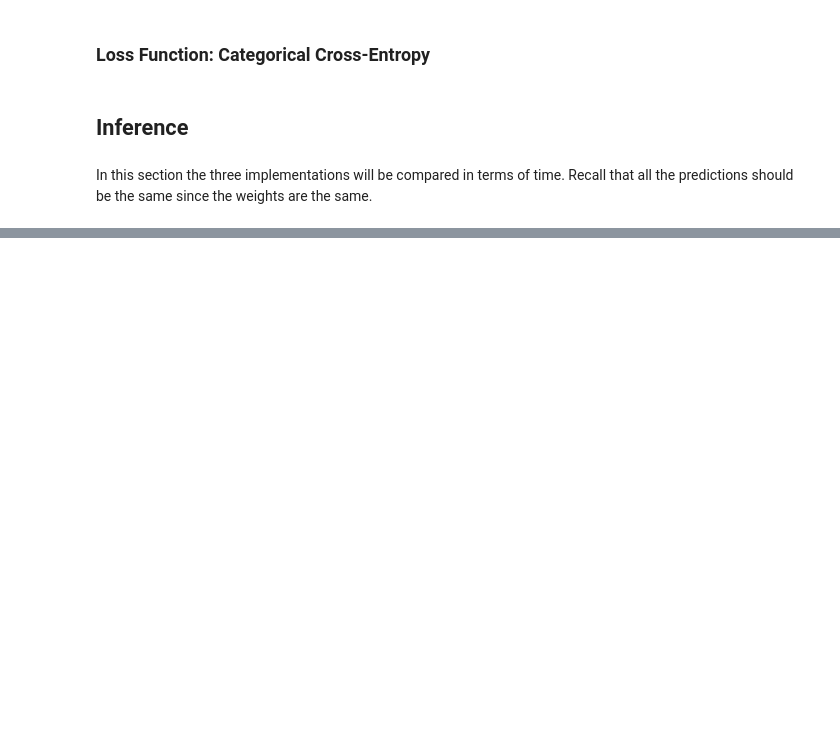
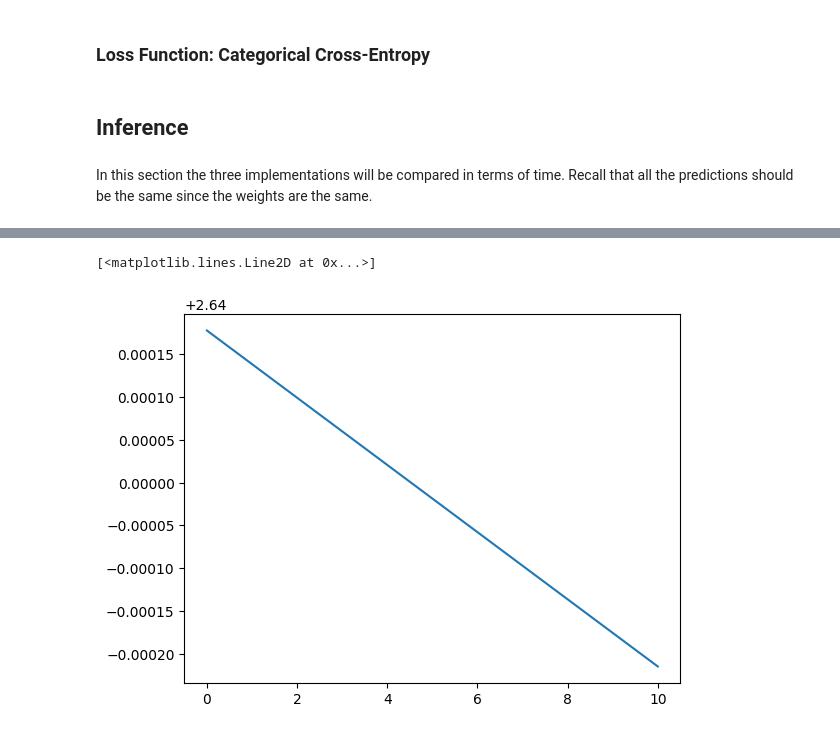
Before and after one commit to francesco-crispino/Symbolic_and_Evolutionary_Artificial_Intelligence, a Jupyter notebook: M_SEAI.ipynb, the cells around one changed output, grey strips where cells are left out. Drawn from its saved outputs; the diff is of its cells as text; code cells hidden in the pictures; blank space fills up the shorter version.

```diff
--- a/M_SEAI.ipynb
+++ b/M_SEAI.ipynb
@@ -740,3 +786,15 @@ def ReLU_SoftMax_FullyConnected(input_array,w1,b1,w2,b2):
+# %%
+def ReLU_SoftMax_FC_Backward(bs,pred,labels,w1,w2,fa,fl,i_mlp):
+    dL_dz2 = pred-labels[0:bs]
+    dL_dw2 = fa.T @ dL_dz2
+    dL_db2 = np.sum(dL_dz2, axis=0)
+    dL_dfa = dL_dz2 @ w2.T
+    dReLU = (fl > 0).astype(float)
+    dL_dfl = dL_dfa * dReLU
+    dL_dw1 = i_mlp.reshape(bs, -1).T @ dL_dfl
+    dL_db1 = np.sum(dL_dfl, axis=0)
+    dL_i_mlp = dL_dfl @ w1.T
+    return dL_i_mlp,dL_dw1,dL_db1,dL_dw2,dL_db2
 # %% [markdown]
 ### Loss Function: Categorical Cross-Entropy
 # %%
@@ -860,12 +892,0 @@ Check that all three approaches output the same predictions and measure the time
-# %%
-correct_prediction = 0
-for i in range(length):
-    t = np.array(dict_pred["ctorch"][i])
-    s = np.array(dict_pred["cslow"][i])
-    f = np.array(dict_pred["cfast"][i])
-    if t == s and t == f:
-        correct+=1
-print(f"correct: {100*correct_prediction/length}")
-# Since the predictions are the same, so are the performances
-print(f"Average forward execution time in seconds: t: {round(sum(dict_times['ctorch'])/length,4)}, s: {round(sum(dict_times['cslow']),4)/length}, f: {round(sum(dict_times['cfast']),4)/length}")
-print("Where implementations are:\nt: PyTorch\ns: Slow\nf: Fast")
@@ -886,0 +972,9 @@ ValueError: only one element tensors can be converted to Python scalars
+# %%
+plt.plot(avg_loss)
+
+# 2.64135 <-> 2.64095
+# 2.64055 <-> 2.64020
+# 2.64015 <-> 2.63980
+# %% [output]
+[<matplotlib.lines.Line2D at 0x...>]
+[figure, added]
```
Also changed, not shown: parts of 24 cells of this notebook.
